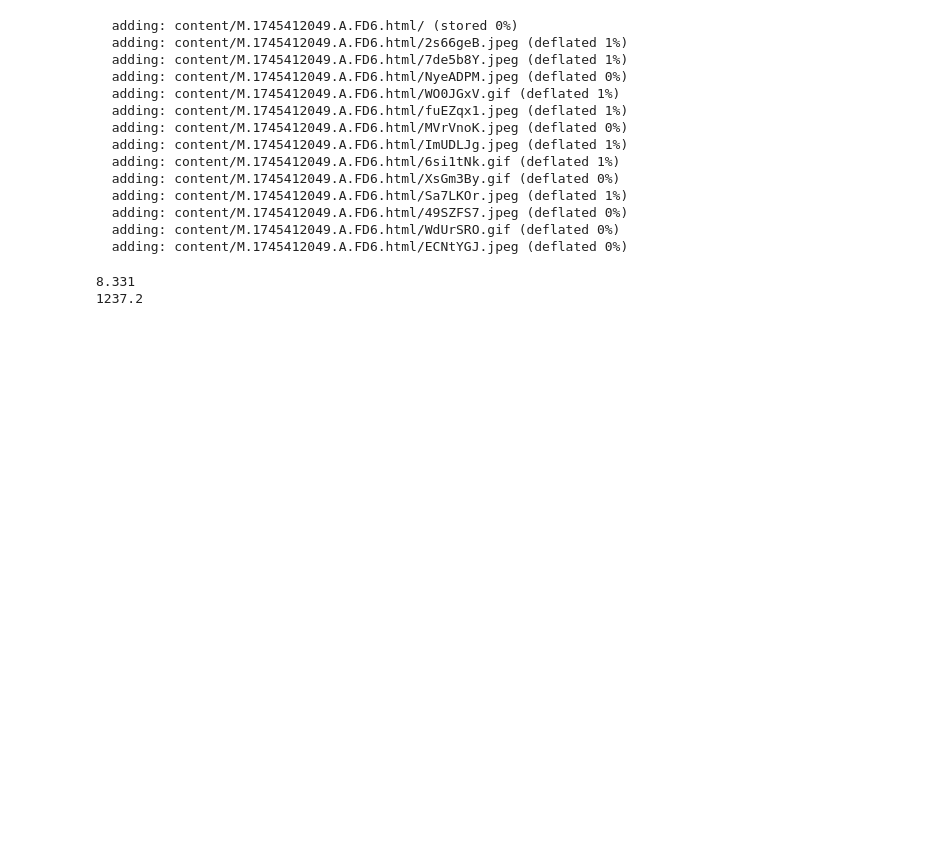
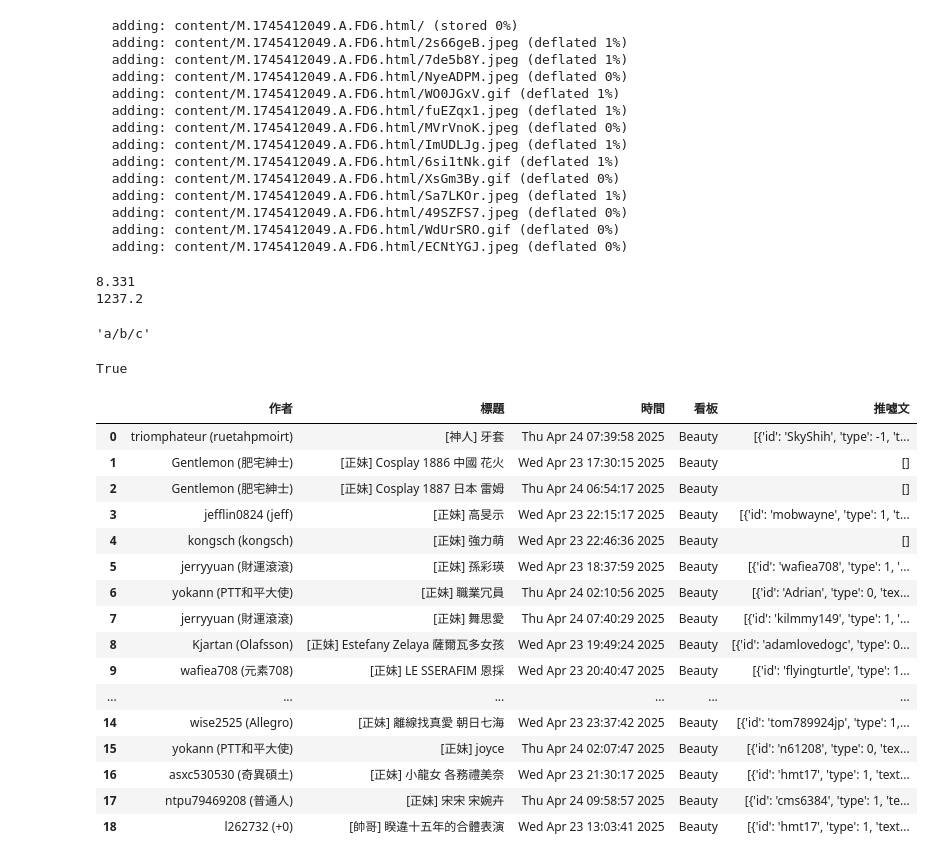
Before and after one commit to ldsAS/Tibame-AI-Learning, a Jupyter notebook: Tibame20250424.ipynb, the cells around one changed output. Drawn from its saved outputs; the diff is of its cells as text; code cells hidden in the pictures; blank space fills up the shorter version.

```diff
--- a/Tibame20250424.ipynb
+++ b/Tibame20250424.ipynb
@@ -345,3 +345,47 @@ for post in post_list:
         post_url ="https://www.ptt.cc" + post_link["href"]
         get_img(post_url)
         get_meta(post_url)
+# %%
+# os.path
+os.path.exists("content/test.html")
+os.path.join("a", "b", "c")
+# %% [output]
+'a/b/c'
+# %%
+a = "apple"
+b = "apple"
+a is b
+# 因 python的取用邏輯才True(平常其他的程式邏輯此應為False)
+# 建議平常使用 a == b
+# %% [output]
+True
+# %%
+import json
+import glob
+import pandas as pd
+table = []
+for fn in glob.glob("*.json"):
+    with open(fn, "r", encoding="utf-8") as f:
+        content = f.read()
+    post = json.loads(content)
+    table.append(post)
+df = pd.json_normalize(table)
+df
+# %% [output]
+|  | 作者 | 標題 | 時間 | 看板 | 推噓文 |
+| 0 | triomphateur (ruetahpmoirt) | [神人] 牙套 | Thu Apr 24 07:39:58 2025 | Beauty | [{'id': 'SkyShih', 'type': -1, 't... |
+| 1 | Gentlemon (肥宅紳士) | [正妹] Cosplay 1886 中國 花火 | Wed Apr 23 17:30:15 2025 | Beauty | [] |
+| 2 | Gentlemon (肥宅紳士) | [正妹] Cosplay 1887 日本 雷姆 | Thu Apr 24 06:54:17 2025 | Beauty | [] |
+| 3 | jefflin0824 (jeff) | [正妹] 高旻示 | Wed Apr 23 22:15:17 2025 | Beauty | [{'id': 'mobwayne', 'type': 1, 't... |
+| 4 | kongsch (kongsch) | [正妹] 強力萌 | Wed Apr 23 22:46:36 2025 | Beauty | [] |
+| 5 | jerryyuan (財運滾滾) | [正妹] 孫彩瑛 | Wed Apr 23 18:37:59 2025 | Beauty | [{'id': 'wafiea708', 'type': 1, '... |
+| 6 | yokann (PTT和平大使) | [正妹] 職業冗員 | Thu Apr 24 02:10:56 2025 | Beauty | [{'id': 'Adrian', 'type': 0, 'tex... |
+| 7 | jerryyuan (財運滾滾) | [正妹] 舞思愛 | Thu Apr 24 07:40:29 2025 | Beauty | [{'id': 'kilmmy149', 'type': 1, '... |
+| 8 | Kjartan (Olafsson) | [正妹] Estefany Zelaya 薩爾瓦多女孩 | Wed Apr 23 19:49:24 2025 | Beauty | [{'id': 'adamlovedogc', 'type': 0... |
+| 9 | wafiea708 (元素708) | [正妹] LE SSERAFIM 恩採 | Wed Apr 23 20:40:47 2025 | Beauty | [{'id': 'flyingturtle', 'type': 1... |
+| ... | ... | ... | ... | ... | ... |
+| 14 | wise2525 (Allegro) | [正妹] 離線找真愛 朝日七海 | Wed Apr 23 23:37:42 2025 | Beauty | [{'id': 'tom789924jp', 'type': 1,... |
+| 15 | yokann (PTT和平大使) | [正妹] joyce | Thu Apr 24 02:07:47 2025 | Beauty | [{'id': 'n61208', 'type': 0, 'tex... |
+| 16 | asxc530530 (奇異碩土) | [正妹] 小龍女 各務禮美奈 | Wed Apr 23 21:30:17 2025 | Beauty | [{'id': 'hmt17', 'type': 1, 'text... |
+| 17 | ntpu79469208 (普通人) | [正妹] 宋宋 宋婉卉 | Thu Apr 24 09:58:57 2025 | Beauty | [{'id': 'cms6384', 'type': 1, 'te... |
+| 18 | l262732 (+0) | [帥哥] 睽違十五年的合體表演 | Wed Apr 23 13:03:41 2025 | Beauty | [{'id': 'hmt17', 'type': 1, 'text... |
```
